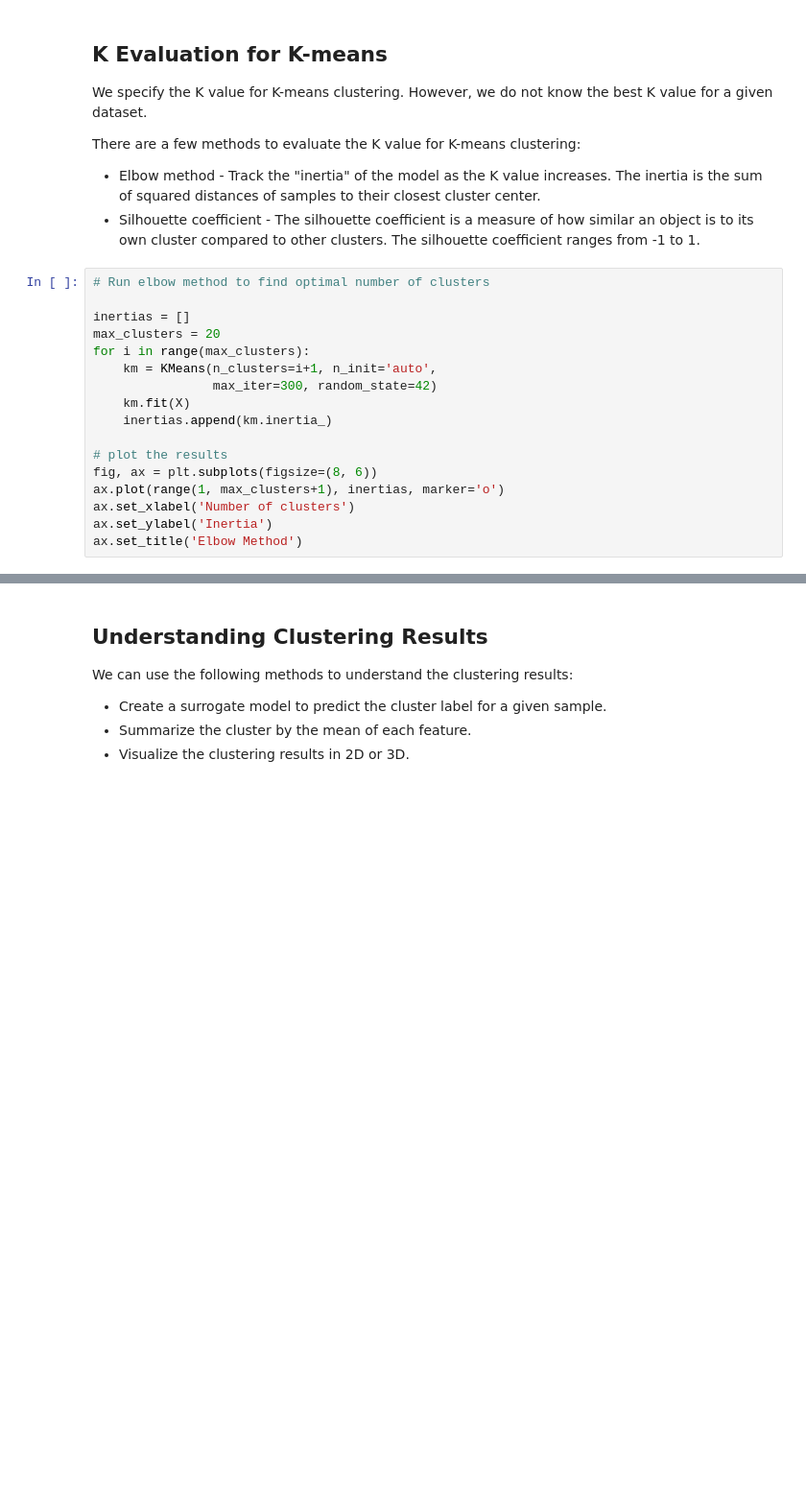
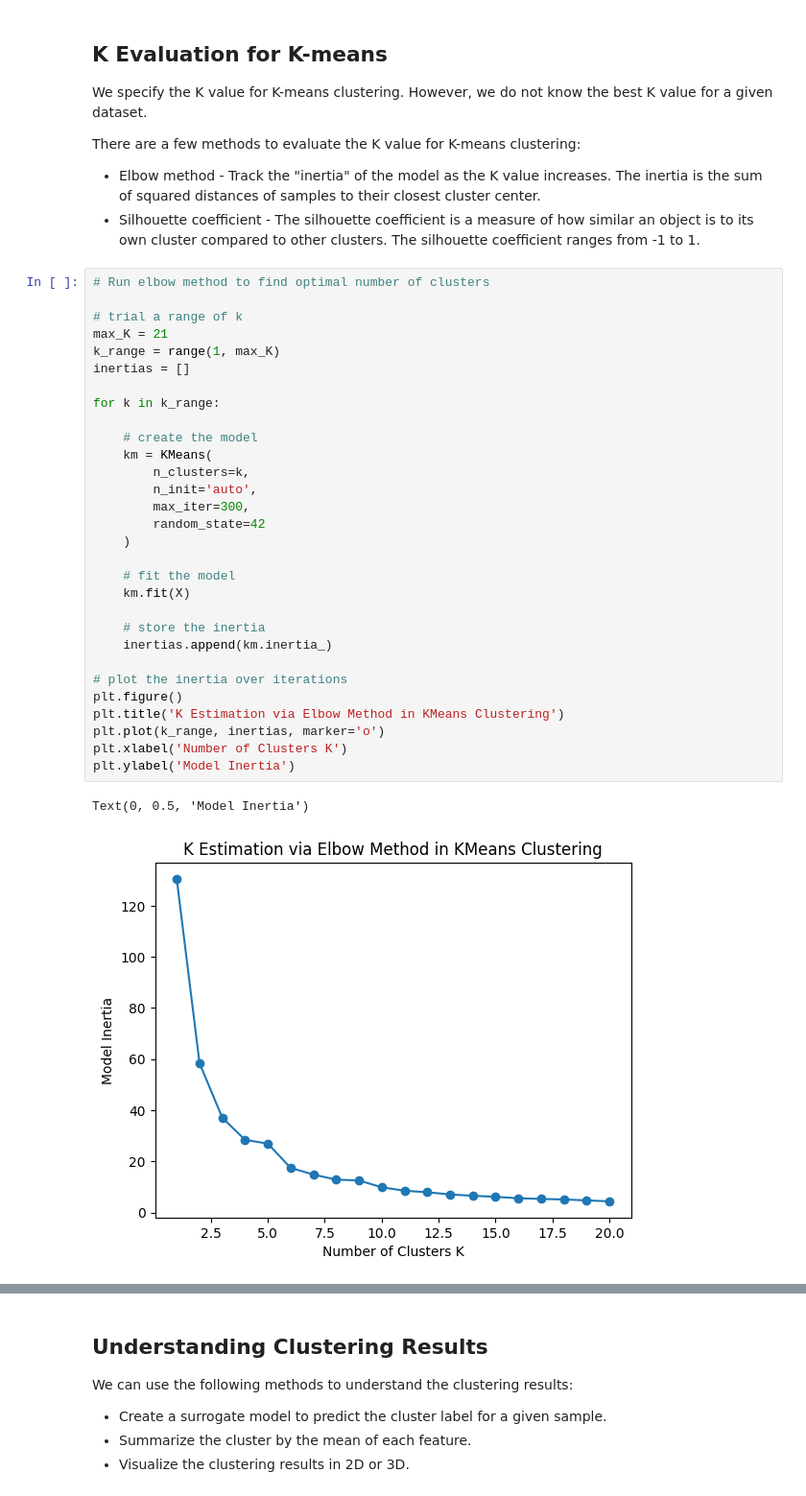
Before and after one commit to cfdarcy/applied-machine-learning-algorithms-3806104, a Jupyter notebook: algos.ipynb, the cells around one changed output, grey strips where cells are left out. Shown at 96% size. Cells and saved outputs as stored; diff of their text form; blank space fills up the shorter version.

Commit message:
completed Elbow Method and Silhouette Coefficient visualisation

```diff
--- a/algos.ipynb
+++ b/algos.ipynb
@@ -107,17 +107,33 @@ There are a few methods to evaluate the K value for K-means clustering:
 # %%
 # Run elbow method to find optimal number of clusters
 
+# trial a range of k
+max_K = 21
+k_range = range(1, max_K)
 inertias = []
-max_clusters = 20
-for i in range(max_clusters):
-    km = KMeans(n_clusters=i+1, n_init='auto',
-                max_iter=300, random_state=42)
+
+for k in k_range:
+
+    # create the model
+    km = KMeans(
+        n_clusters=k,
+        n_init='auto',
+        max_iter=300,
+        random_state=42
+    )
+
+    # fit the model
     km.fit(X)
+
+    # store the inertia
     inertias.append(km.inertia_)
 
-# plot the results
-fig, ax = plt.subplots(figsize=(8, 6))
-ax.plot(range(1, max_clusters+1), inertias, marker='o')
-ax.set_xlabel('Number of clusters')
-ax.set_ylabel('Inertia')
-ax.set_title('Elbow Method')
+# plot the inertia over iterations
+plt.figure()
+plt.title('K Estimation via Elbow Method in KMeans Clustering')
+plt.plot(k_range, inertias, marker='o')
+plt.xlabel('Number of Clusters K')
+plt.ylabel('Model Inertia')
+# %% [output]
+Text(0, 0.5, 'Model Inertia')
+[figure, added]
```
Also changed, not shown: parts of 7 cells of this notebook.
